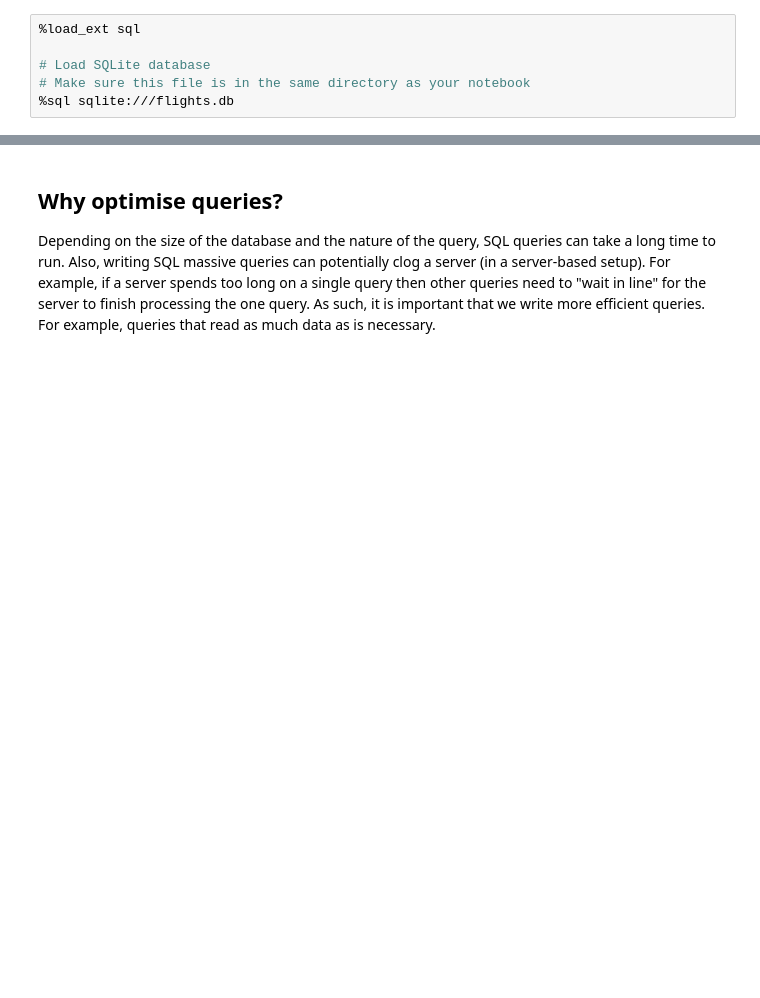
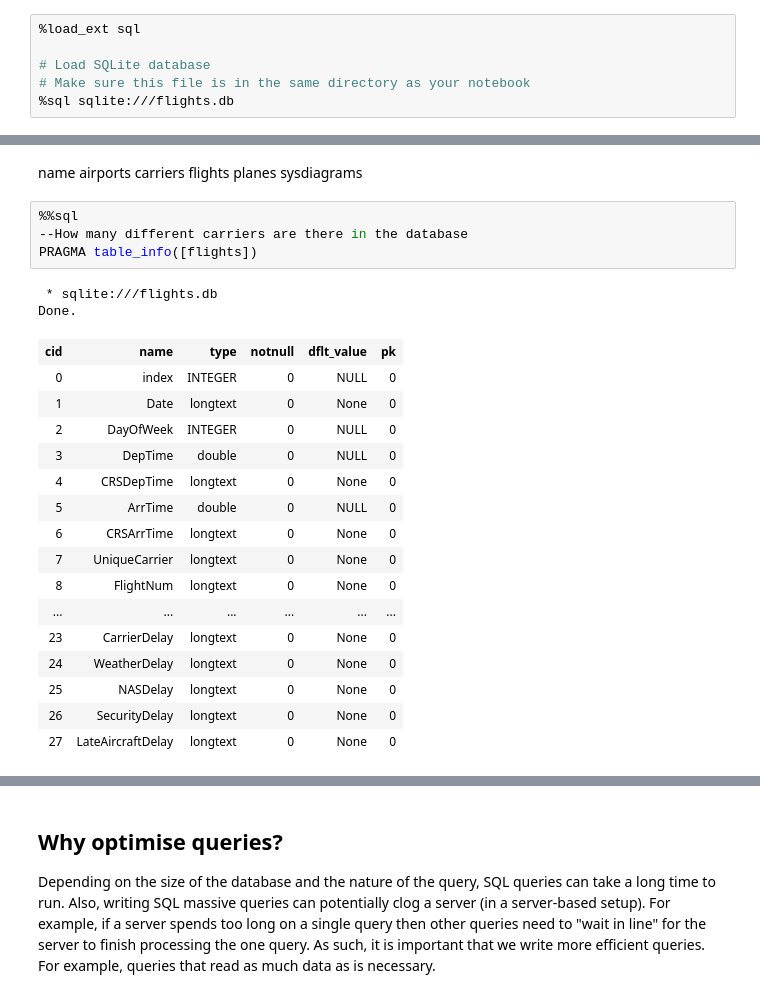
Before and after one commit to endiesworld/Explore_sql_mcqs, a Jupyter notebook: Optimising_SQL_Queries/10_Optimising_sql_queries.ipynb, the cells around one changed output, grey strips where cells are left out. Cells and saved outputs as stored; diff of their text form; blank space fills up the shorter version.

```diff
--- a/Optimising_SQL_Queries/10_Optimising_sql_queries.ipynb
+++ b/Optimising_SQL_Queries/10_Optimising_sql_queries.ipynb
@@ -45,0 +144,30 @@ Loading SQL magics and load database:
+# %% [markdown]
+name
+airports
+carriers
+flights
+planes
+sysdiagrams
+# %%
+%%sql
+--How many different carriers are there in the database
+PRAGMA table_info([flights])
+# %% [output]
+ * sqlite:///flights.db
+Done.
+| cid | name | type | notnull | dflt_value | pk |
+| 0 | index | INTEGER | 0 | NULL | 0 |
+| 1 | Date | longtext | 0 | None | 0 |
+| 2 | DayOfWeek | INTEGER | 0 | NULL | 0 |
+| 3 | DepTime | double | 0 | NULL | 0 |
+| 4 | CRSDepTime | longtext | 0 | None | 0 |
+| 5 | ArrTime | double | 0 | NULL | 0 |
+| 6 | CRSArrTime | longtext | 0 | None | 0 |
+| 7 | UniqueCarrier | longtext | 0 | None | 0 |
+| 8 | FlightNum | longtext | 0 | None | 0 |
+| ... | ... | ... | ... | ... | ... |
+| 23 | CarrierDelay | longtext | 0 | None | 0 |
+| 24 | WeatherDelay | longtext | 0 | None | 0 |
+| 25 | NASDelay | longtext | 0 | None | 0 |
+| 26 | SecurityDelay | longtext | 0 | None | 0 |
+| 27 | LateAircraftDelay | longtext | 0 | None | 0 |
```
Also changed, not shown: parts of 38 cells of this notebook.
